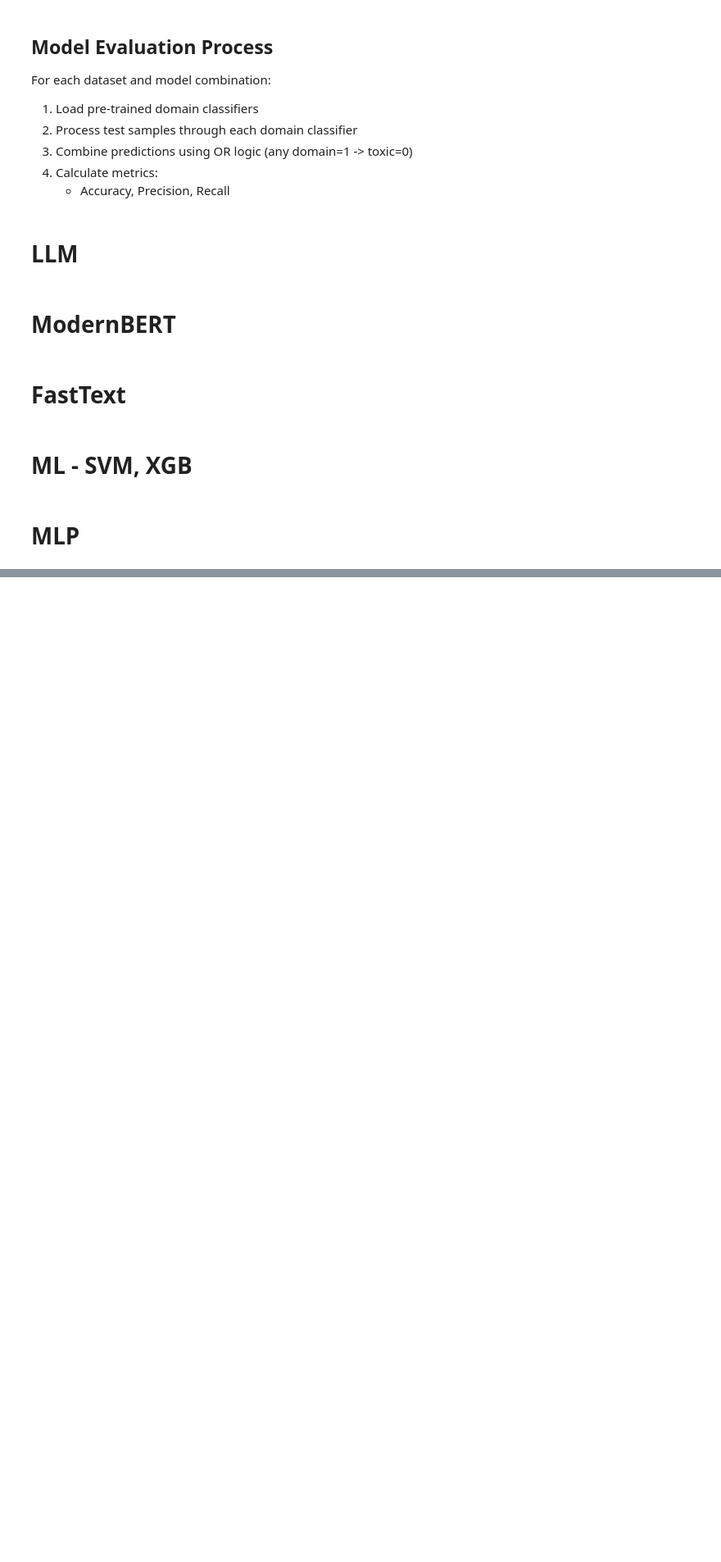
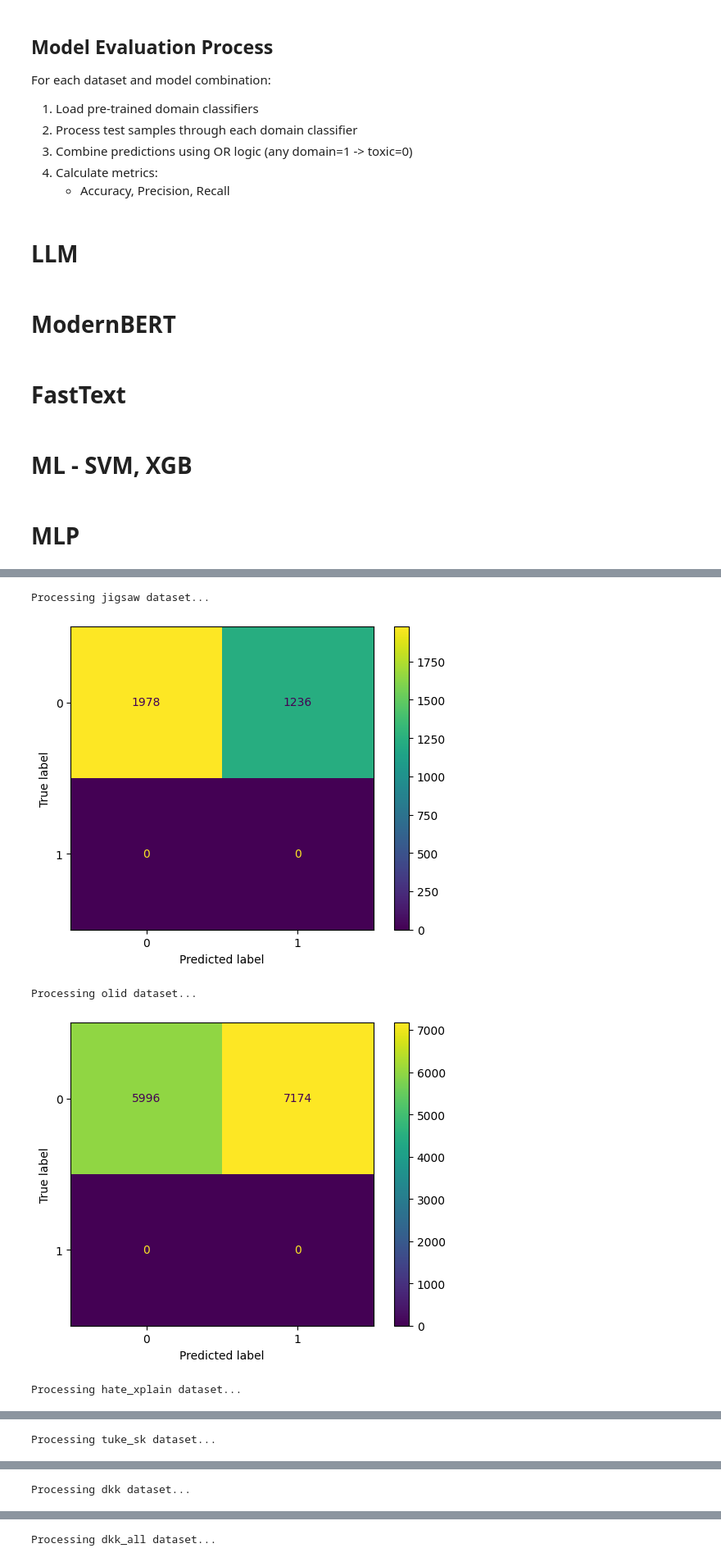
Before and after one commit to riso1410/guarded-query-router, a Jupyter notebook: notebooks/05_inference.ipynb, the cells around one changed output, grey strips where cells are left out. Shown: that part at 82% size. Cells and saved outputs as stored; diff of their text form; code cells hidden in the pictures; blank space fills up the shorter version.

```diff
--- a/notebooks/05_inference.ipynb
+++ b/notebooks/05_inference.ipynb
@@ -313,6 +351,7 @@ try:
         model_name="ModernBERT",
         train_acc=0.0,
         cost=0.0,
+        training=False,
     )
 except Exception as e:
     print(f"Error running ModernBERT models: {e}")
@@ -392,6 +431,7 @@ for domain, inference_df in datasets.items():
             model_name="fastText",
             train_acc=0.0,
             cost=0.0,
+            training=False,
         )
     except Exception as e:
         print(f"Error processing dataset {domain}: {e}")
@@ -501,6 +541,7 @@ for embedding_model in embedding_models_names:
                 model_name="SVM",
                 train_acc=0.0,
                 cost=0.0,
+                training=False,
             )
             evaluate_run(
                 predictions=predictions_xgb,
@@ -511,6 +552,7 @@ for embedding_model in embedding_models_names:
                 model_name="XGBoost",
                 train_acc=0.0,
                 cost=0.0,
+                training=False,
             )
         except Exception as e:
             print(
@@ -528,7 +570,7 @@ tokenizer_func = partial(
 try:
     # Load ONNX models
     mlp_classifier = ort.InferenceSession(
-        "models/text_classifier_optimized_int8.onnx",
+        "models_5/text_classifier_optimized_int8.onnx",
         providers=['CUDAExecutionProvider', 'CPUExecutionProvider']
     )
     print("Successfully loaded all ONNX models")
@@ -550,30 +595,37 @@ for domain, inference_df in datasets.items():
 
             # Convert to numpy arrays for ONNX
             onnx_inputs = {
                 'input_ids': inputs['input_ids'].numpy(),
                 'attention_mask': inputs['attention_mask'].numpy(),
             }
 
             # Run inference
             pred = mlp_classifier.run(None, onnx_inputs)[0]
             end_time = time.perf_counter_ns()
 
             prediction_times_mlp.append(end_time - start_time)
             predictions_mlp.append(0 if np.argmax(pred) == 1 else 1)
             actuals_mlp.append(row["label"])
 
         # Evaluate results
         evaluate_run(
             predictions=predictions_mlp,
             true_labels=actuals_mlp,
             latency=statistics.mean(prediction_times_mlp),
             domain=domain,
             embed_model="MiniLM-L12",
             model_name="MLP-ONNX",
             train_acc=0.0,
             cost=0.0,
+            training=False,
         )
 
     except Exception as e:
         print(f"Error processing {domain} dataset: {e}")
         continue
+# %% [output]
+Processing jigsaw dataset...
+[figure, added]
+Processing olid dataset...
+[figure, added]
+Processing hate_xplain dataset...
@@ -579,0 +633 @@ for domain, inference_df in datasets.items():
+Processing tuke_sk dataset...
@@ -579,0 +635 @@ for domain, inference_df in datasets.items():
+Processing dkk dataset...
@@ -579,0 +637 @@ for domain, inference_df in datasets.items():
+Processing dkk_all dataset...
```
Also changed, not shown: parts of 4 cells of this notebook, 4 other files.
